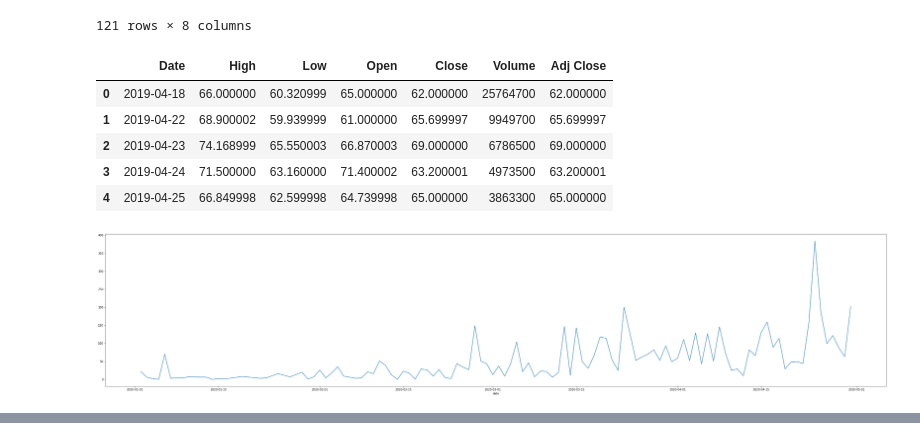
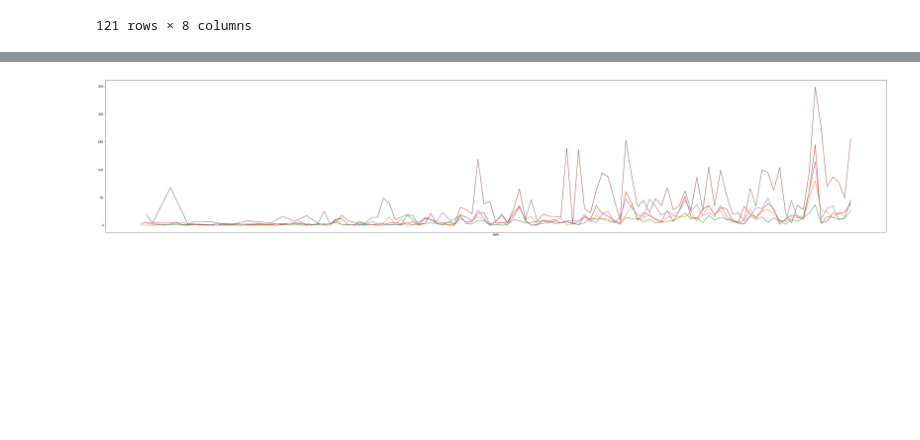
Before and after one commit to kwcode2016/snscrape-explore, a Jupyter notebook: eda-zm.ipynb, the cells around one changed output, grey strips where cells are left out. Drawn from its saved outputs; the diff is of its cells as text; code cells hidden in the pictures; blank space fills up the shorter version.

Commit message:
adding functions to look at multiple ranges - looking at retweets

```diff
--- a/eda-zm.ipynb
+++ b/eda-zm.ipynb
@@ -181,25 +181,60 @@ jan_to_april_2020_by_day_tweet_df
 | 2020-04-29 | 6.365435e+20 | 228.0 | 217.0 | 1167.0 | 39.0 | 6.364887e+20 | 0.0 | ... |
 | 2020-04-30 | 9.481732e+20 | 507.0 | 517.0 | 2671.0 | 141.0 | 9.480365e+20 | 0.0 | ... |
 121 rows × 8 columns
-# %%
-tweet_zm_2020_jan_to_apr = tweet_zm_df[(tweet_zm_df['date'] > '2020-1-1') & (tweet_zm_df['date'] <= '2020-5-1')]
-
-tweet_zm_2020_jan_to_apr.shape #26793,28
-
-tmp_df = tweet_zm_2020_jan_to_apr[tweet_zm_2020_jan_to_apr['likeCount'] > 10].groupby([tweet_zm_2020_jan_to_apr.date.dt.date]).sum()
-
-tmp_df.replyCount.plot(x='date', y="something", figsize=(50,10))
-
-zoom_stock_prices_df.head()
-
-# zoom_stock_prices_df[(zoom_stock_prices_df['date'] > '2020-1-1') & (tweet_zm_df['date'] <= '2020-5-1')]
-
-# tmp_df.plot(x="date", y=['likeCount'], kind='bar', figsize=(9,8) )
-# %% [output]
-|  | Date | High | Low | Open | Close | Volume | Adj Close |
-| 0 | 2019-04-18 | 66.000000 | 60.320999 | 65.000000 | 62.000000 | 25764700 | 62.000000 |
-| 1 | 2019-04-22 | 68.900002 | 59.939999 | 61.000000 | 65.699997 | 9949700 | 65.699997 |
-| 2 | 2019-04-23 | 74.168999 | 65.550003 | 66.870003 | 69.000000 | 6786500 | 69.000000 |
-| 3 | 2019-04-24 | 71.500000 | 63.160000 | 71.400002 | 63.200001 | 4973500 | 63.200001 |
-| 4 | 2019-04-25 | 66.849998 | 62.599998 | 64.739998 | 65.000000 | 3863300 | 65.000000 |
-[figure, removed]
+# %%
+tweet_zm_2020_jan_to_apr = tweet_zm_df[(tweet_zm_df['date'] > '2020-1-1') & (tweet_zm_df['date'] <= '2020-5-1')]
+
+tweet_zm_2020_jan_to_apr.shape #26793,28
+
+range_numbers = [0,1,3,5,10,20]
+
+def range_func(range_list):
+    # return array of all the ranges
+    print ('range list:')
+    print (range_list)
+
+    return_range_array = []
+    for i in range(len(range_list)):
+        try:
+            print (f'from {range_list[i]} to {range_list[i+1]-1}')
+            return_range_array.append((range_list[i], range_list[i+1]-1))
+        except:
+            print(f'last one: {range_list[i]} and above ')
+            return_range_array.append((range_list[i], range_list[i] + 100000))
+
+    return (return_range_array)
+
+
+range_list = range_func(range_numbers)
+print(f'return value from range_func: {range_list}')
+
+# getting lists  of dm with the ranges
+# tweet_zm_df_list = []
+
+# for i in range_list:
+#     tweet_zm_df_list.append((tweet_zm_2020_jan_to_apr[tweet_zm_2020_jan_to_apr['likeCount'] > i[0]]) & (tweet_zm_2020_jan_to_apr[tweet_zm_2020_jan_to_apr['likeCount'] <= i[1]]).groupby([tweet_zm_2020_jan_to_apr.date.dt.date]).sum())
+
+# tmp_i = range_list[0]
+# print(tmp_i)
+for tmp_i in range_list:
+    tmp_df = tweet_zm_2020_jan_to_apr[(tweet_zm_2020_jan_to_apr['likeCount'] > tmp_i[0]) & (tweet_zm_2020_jan_to_apr['likeCount'] <= tmp_i[1]  )].groupby([tweet_zm_2020_jan_to_apr.date.dt.date]).sum()
+    tmp_df.replyCount.plot(x='date', y="tweet number", figsize=(50,10), label=str(tmp_i))
+
+
+
+# tmp_df = tweet_zm_2020_jan_to_apr[tweet_zm_2020_jan_to_apr['likeCount'] > 10].groupby([tweet_zm_2020_jan_to_apr.date.dt.date]).sum()
+# tmp_df1 = tweet_zm_2020_jan_to_apr[tweet_zm_2020_jan_to_apr['likeCount'] > 5].groupby([tweet_zm_2020_jan_to_apr.date.dt.date]).sum()
+# tmp_df2 = tweet_zm_2020_jan_to_apr[tweet_zm_2020_jan_to_apr['likeCount'] > 3].groupby([tweet_zm_2020_jan_to_apr.date.dt.date]).sum()
+# tmp_df3 = tweet_zm_2020_jan_to_apr[tweet_zm_2020_jan_to_apr['likeCount'] > 1].groupby([tweet_zm_2020_jan_to_apr.date.dt.date]).sum()
+
+# tmp_df.replyCount.plot(x='date', y="something", figsize=(50,10))
+# tmp_df1.replyCount.plot(x='date', y="something", figsize=(50,10))
+# tmp_df2.replyCount.plot(x='date', y="something", figsize=(50,10))
+# tmp_df3.replyCount.plot(x='date', y="something", figsize=(50,10))
+
+# zoom_stock_prices_df.head()
+
+# zoom_stock_prices_df[(zoom_stock_prices_df['date'] > '2020-1-1') & (tweet_zm_df['date'] <= '2020-5-1')]
+
+# tmp_df.plot(x="date", y=['likeCount'], kind='bar', figsize=(9,8) )
+# %% [output]
@@ -205,0 +250 @@ zoom_stock_prices_df.head()
+[figure, added]
```
Also changed, not shown: parts of 1 cell of this notebook.
